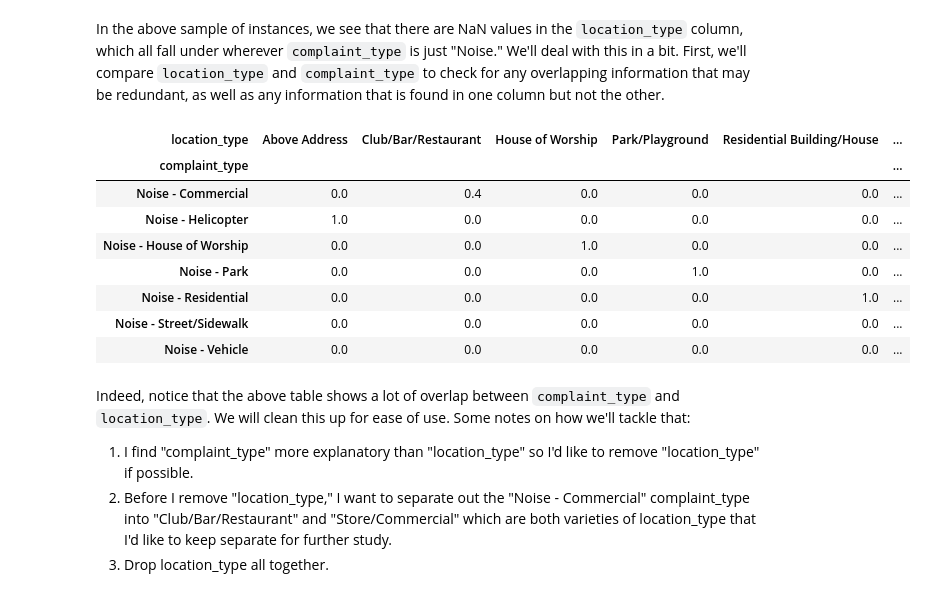
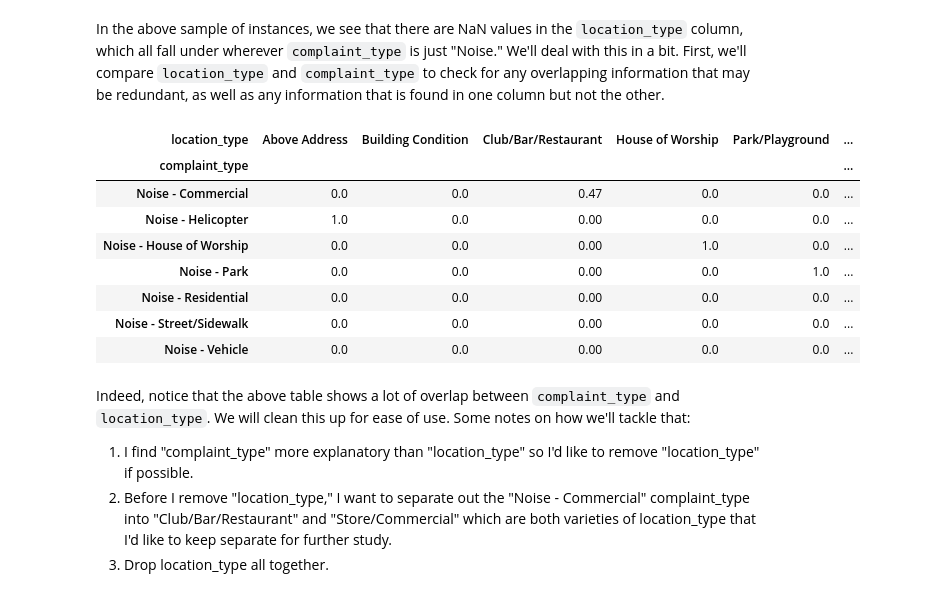
Before and after one commit to oliviamohning/nyc-311-noise-analysis, a Jupyter notebook: notebooks/nyc_311_noise_analysis.ipynb, the cells around one changed output. Cells and saved outputs as stored; diff of their text form; code cells hidden in the pictures.

```diff
--- a/notebooks/nyc_311_noise_analysis.ipynb
+++ b/notebooks/nyc_311_noise_analysis.ipynb
@@ -89,0 +87,11 @@ Dataset shape: (20000, 41)
+# %%
+# Normalize column names
+df.columns = (
+    df.columns
+    .str.strip()                     # remove leading/trailing whitespace
+    .str.lower()                     # lowercase everything
+    .str.replace(" ", "_")           # replace spaces with underscores
+    .str.replace(r"[()]", "", regex=True)  # remove parentheses
+)
+
+print(df.columns.tolist())
@@ -276,0 +306,11 @@ with pd.option_context('display.max_columns', None):
+# %%
+# Drop redundant or low-value columns
+cols_to_drop = [
+    "bbl", "landmark", "intersection_street_2", "intersection_street_1",
+    "city", "closed_date", "resolution_description",
+    "resolution_action_updated_date", "x_coordinate_state_plane",
+    "y_coordinate_state_plane", "cross_street_2", "cross_street_1",
+    "street_name", "incident_address", "address_type", "incident_zip"
+]
+
+noise_df_cleaned = noise_df.drop(columns=cols_to_drop)
@@ -300,13 +348,13 @@ Some findings from the above random sample of instances, and plan of action for
 # %%
 # 1. Converting created_date to datetime for later tests
-df['created_date'] = pd.to_datetime(df['created_date'], errors='coerce')
+noise_df_cleaned['created_date'] = pd.to_datetime(df['created_date'], errors='coerce')
 
 # Confirming created_date is in datetime
-print(df['created_date'].dtype)
+print(noise_df_cleaned['created_date'].dtype)
 # expected: datetime64[ns]
 
 # Looking for any non-datetime rows that didn't get parsed
-bad_dates = df['created_date'].apply(lambda x: isinstance(x, str)).sum()
+bad_dates = noise_df_cleaned['created_date'].apply(lambda x: isinstance(x, str)).sum()
 print(f"Non-datetime entries: {bad_dates}")
 # %% [output]
 datetime64[ns]
@@ -349,0 +381,3 @@ Name: count, dtype: int64
+# %%
+# 2b. Dropping agency_name because it's longer and more annoying to type out than agency
+noise_df_cleaned = noise_df_cleaned.drop(columns=["agency_name"])
@@ -433,18 +467,18 @@ Name: count, dtype: int64
 In the above sample of instances, we see that there are NaN values in the `location_type` column, which all fall under wherever `complaint_type` is just "Noise." We'll deal with this in a bit. First, we'll compare `location_type` and `complaint_type` to check for any overlapping information that may be redundant, as well as any information that is found in one column but not the other.
 # %%
 # Running a cross-tab to check overlap between complaint_type and location_type
-ctab = pd.crosstab(noise_df['complaint_type'], noise_df['location_type'], normalize='index')  # row-wise %
+ctab = pd.crosstab(noise_df_cleaned['complaint_type'], noise_df_cleaned['location_type'], normalize='index')  # row-wise %
 display(ctab.round(2))
 # %% [output]
-| location_type | Above Address | Club/Bar/Restaurant | House of Worship | Park/Playground | Residential Building/House | ... |
+| location_type | Above Address | Building Condition | Club/Bar/Restaurant | House of Worship | Park/Playground | ... |
 | complaint_type |  |  |  |  |  | ... |
-| Noise - Commercial | 0.0 | 0.4 | 0.0 | 0.0 | 0.0 | ... |
-| Noise - Helicopter | 1.0 | 0.0 | 0.0 | 0.0 | 0.0 | ... |
-| Noise - House of Worship | 0.0 | 0.0 | 1.0 | 0.0 | 0.0 | ... |
-| Noise - Park | 0.0 | 0.0 | 0.0 | 1.0 | 0.0 | ... |
-| Noise - Residential | 0.0 | 0.0 | 0.0 | 0.0 | 1.0 | ... |
-| Noise - Street/Sidewalk | 0.0 | 0.0 | 0.0 | 0.0 | 0.0 | ... |
-| Noise - Vehicle | 0.0 | 0.0 | 0.0 | 0.0 | 0.0 | ... |
+| Noise - Commercial | 0.0 | 0.0 | 0.47 | 0.0 | 0.0 | ... |
+| Noise - Helicopter | 1.0 | 0.0 | 0.00 | 0.0 | 0.0 | ... |
+| Noise - House of Worship | 0.0 | 0.0 | 0.00 | 1.0 | 0.0 | ... |
+| Noise - Park | 0.0 | 0.0 | 0.00 | 0.0 | 1.0 | ... |
+| Noise - Residential | 0.0 | 0.0 | 0.00 | 0.0 | 0.0 | ... |
+| Noise - Street/Sidewalk | 0.0 | 0.0 | 0.00 | 0.0 | 0.0 | ... |
+| Noise - Vehicle | 0.0 | 0.0 | 0.00 | 0.0 | 0.0 | ... |
 # %% [markdown]
 Indeed, notice that the above table shows a lot of overlap between `complaint_type` and `location_type`. We will clean this up for ease of use. Some notes on how we'll tackle that:
 1. I find "complaint_type" more explanatory than "location_type" so I'd like to remove "location_type" if possible.
```
Also changed, not shown: parts of 63 cells of this notebook, 5 other files.
